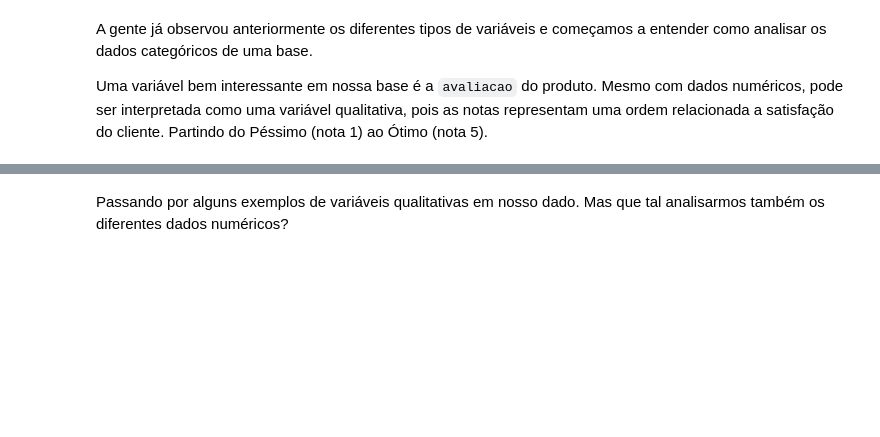
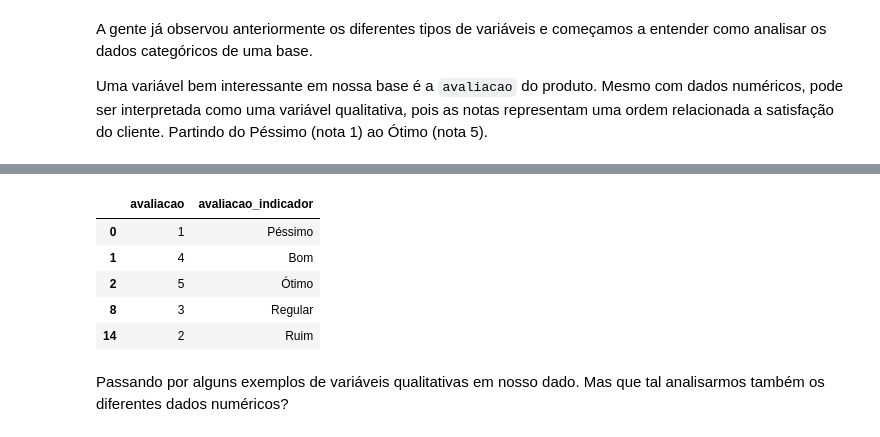
Before and after one commit to lggugs/python, a Jupyter notebook: python_frequencias_e_medidas.ipynb, the cells around one changed output, grey strips where cells are left out. Saved outputs shown, nothing was run; the diff lists cells and outputs as text; code cells hidden in the pictures; blank space fills up the shorter version.

```diff
--- a/python_frequencias_e_medidas.ipynb
+++ b/python_frequencias_e_medidas.ipynb
@@ -128,0 +174,9 @@ Uma variável bem interessante em nossa base é a `avaliacao` do produto. Mesmo
+# %%
+df['avaliacao_indicador'] = pd.Categorical(
+  df['avaliacao'],
+  categories=[1, 2, 3, 4, 5],
+  ordered=True
+)
+# %%
+avaliacao_labels = {1: 'Péssimo', 2: 'Ruim', 3: 'Regular', 4: 'Bom', 5: 'Ótimo'}
+df['avaliacao_indicador'] = df['avaliacao_indicador'].map(avaliacao_labels)
@@ -129,3 +192,13 @@ Uma variável bem interessante em nossa base é a `avaliacao` do produto. Mesmo
+# %%
+df_unico = df[['avaliacao', 'avaliacao_indicador']].drop_duplicates()
+df_unico
+# %% [output]
+|  | avaliacao | avaliacao_indicador |
+| 0 | 1 | Péssimo |
+| 1 | 4 | Bom |
+| 2 | 5 | Ótimo |
+| 8 | 3 | Regular |
+| 14 | 2 | Ruim |
 # %% [markdown]
 Passando por alguns exemplos de variáveis qualitativas em nosso dado. Mas que tal analisarmos também os diferentes dados numéricos?
 # %% [markdown]
```
Also changed, not shown: parts of 7 cells of this notebook.
